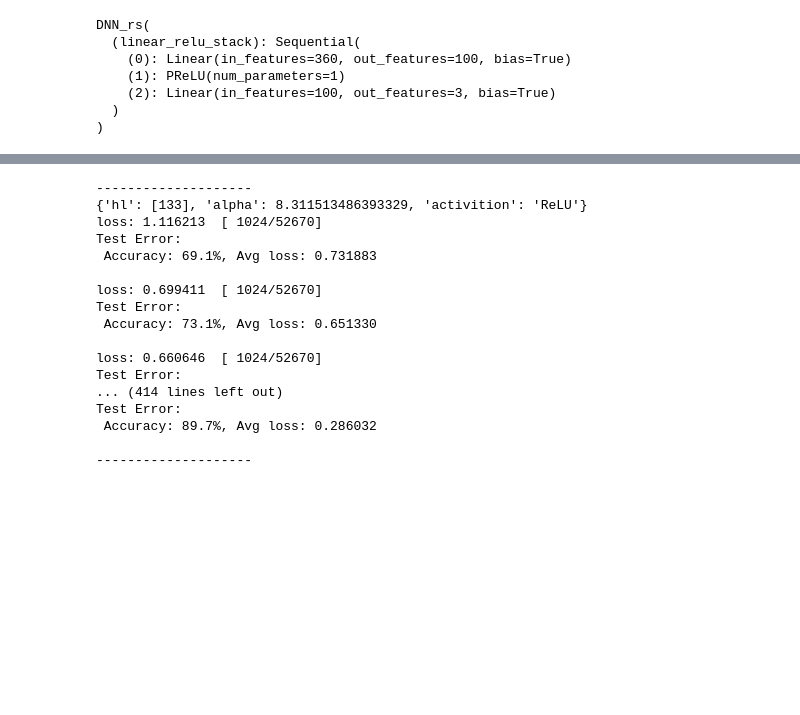
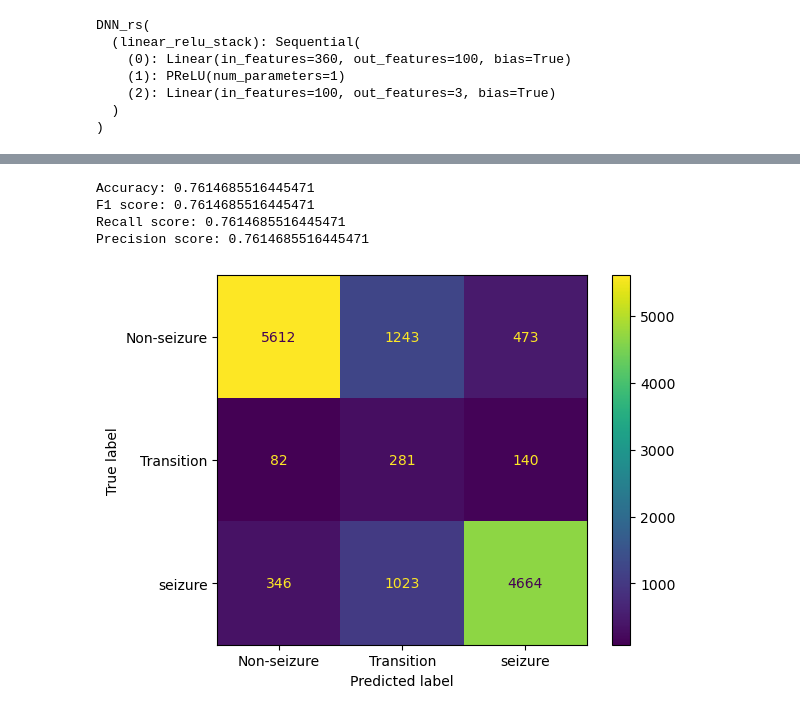
Before and after one commit to Hong-01/EE4C12-Epileptic-Seizure-Detection-using-EEG, a Jupyter notebook: DNN.ipynb, the cells around one changed output, grey strips where cells are left out. Cells and saved outputs as stored; diff of their text form; code cells hidden in the pictures; blank space fills up the shorter version.

```diff
--- a/DNN.ipynb
+++ b/DNN.ipynb
@@ -282,11 +282,11 @@ min_width=8
 max_width=512
 min_hl=1
 max_hl=3
+activition_list = ["ReLU", "Tanh", "LeakyReLU","Sigmoid"]
 
+optimizer_list = ["SGD", "Adam"]
 min_learning_rate=0.0001
 max_learning_rate=0.5
-
-activition_list=["ReLU", "Tanh", "LeakyReLU","Sigmoid"]
 
 def get_hps():
     num_hl = random.randint(min_hl, max_hl)
@@ -295,5 +295,7 @@ def get_hps():
         hl.append(random.randint(min_width, max_width))
     alpha = np.power(10, random.uniform(-4, 1))
     activition = random.choice(activition_list)
+    optimizer = random.choice(optimizer_list)
+    lr = random.uniform(min_learning_rate, max_learning_rate)
 
-    return {'hl': hl, 'alpha': alpha, 'activition': activition}
+    return {'hl': hl, 'alpha': alpha, 'activition': activition, 'optimizer': optimizer, 'lr': lr}
@@ -300,57 +366,17 @@ def get_hps():
 # %%
-model_rs.eval()
-pred = model_rs(test_dataloader.dataset[:][0]).detach().cpu().max(axis=1).indices.numpy()
+best_idx = np.argmax(accuracy_list)
+hp = hp_list[best_idx]
+model_best = DNN_rs(input_size=input_size, hidden_sizes=hp['hl'], output_size=output_size, activition_layer=hp['activition']).to(device)
+model_best.load_state_dict(pm_list[best_idx])
+
+model_best.eval()
+pred = model_best(test_dataloader.dataset[:][0]).detach().cpu().max(axis=1).indices.numpy()
 true = test_dataloader.dataset[:][1].cpu().numpy()
+
+performance_eval(true, pred, matrix_display=True)
+# %% [output]
+Accuracy: 0.7614685516445471
+F1 score: 0.7614685516445471
+Recall score: 0.7614685516445471
+Precision score: 0.7614685516445471
+[figure, added]
-# %%
-random.seed(random_state)
-
-input_size=X_test_selected.shape[-1]
-output_size=3
-epochs = 10
-num_search = 10
-
-accuracy_list = []
-hp_list = []
-pm_list = []
-
-for search in range(num_search):
-    print('-'*20)
-    hp = get_hps()
-    print(hp)
-    model_rs = DNN_rs(input_size=input_size, hidden_sizes=hp['hl'], output_size=output_size, activition_layer=hp['activition']).to(device)
-    optimizer_rs = torch.optim.Adam(model_rs.parameters())
-    loss_fn = nn.CrossEntropyLoss()
-
-    for i in range(epochs):
-        train_dataloader = train_dataloader_list[i%5]
-        validation_dataloader = val_dataloader_list[i%5]
-        model_rs.train()
-        train(train_dataloader, model_rs, loss_fn, optimizer_rs)
-        test(validation_dataloader, model_rs, loss_fn)
-
-    model_rs.eval()
-    pred = model_rs(val_dataloader_k.dataset[:][0]).detach().cpu().max(axis=1).indices.numpy()
-    true = val_dataloader_k.dataset[:][1].cpu().numpy()
-    accuracy_list.append(accuracy_score(true, pred))
-
-    hp_list.append(hp)
-    pm_list.append(model_rs.state_dict())
-    print('-'*20)
-# %% [output]
---------------------
-{'hl': [133], 'alpha': 8.311513486393329, 'activition': 'ReLU'}
-loss: 1.116213  [ 1024/52670]
-Test Error:
- Accuracy: 69.1%, Avg loss: 0.731883
-
-loss: 0.699411  [ 1024/52670]
-Test Error:
- Accuracy: 73.1%, Avg loss: 0.651330
-
-loss: 0.660646  [ 1024/52670]
-Test Error:
-... (414 lines left out)
-Test Error:
- Accuracy: 89.7%, Avg loss: 0.286032
-
---------------------
```
Also changed, not shown: parts of 3 cells of this notebook.
